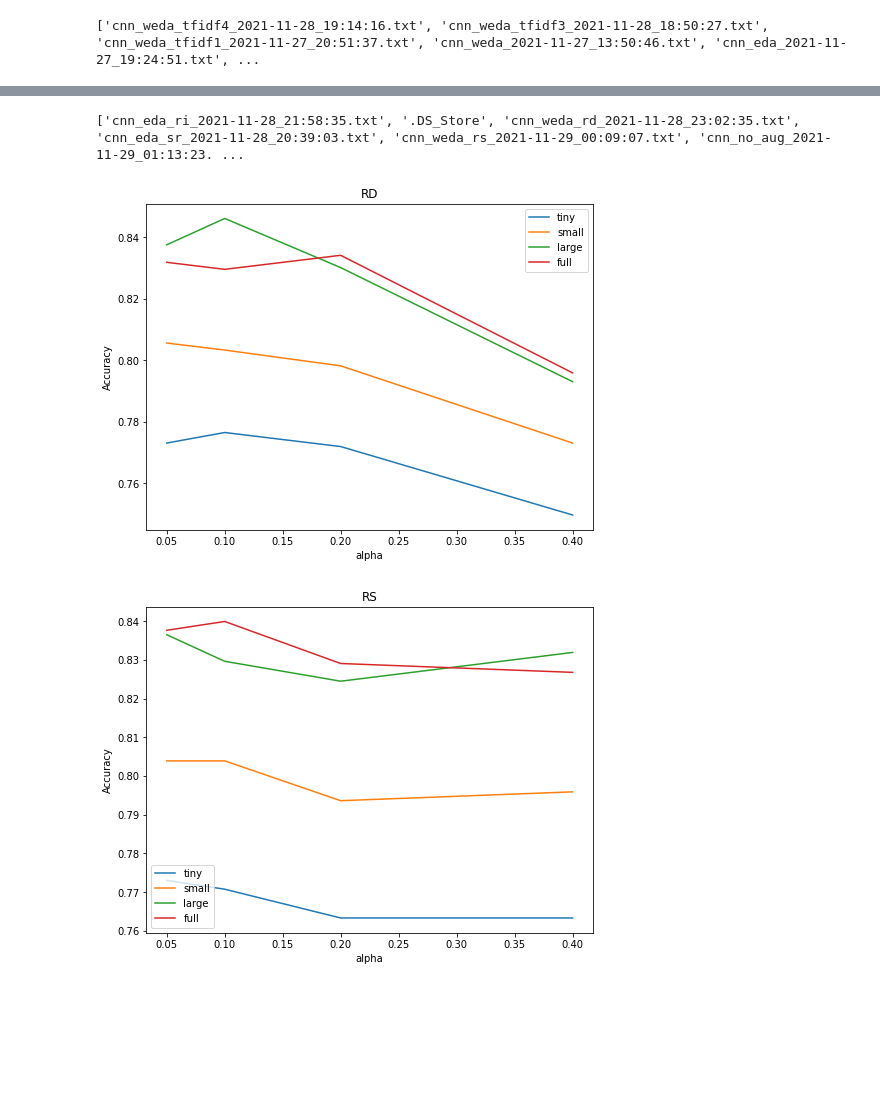
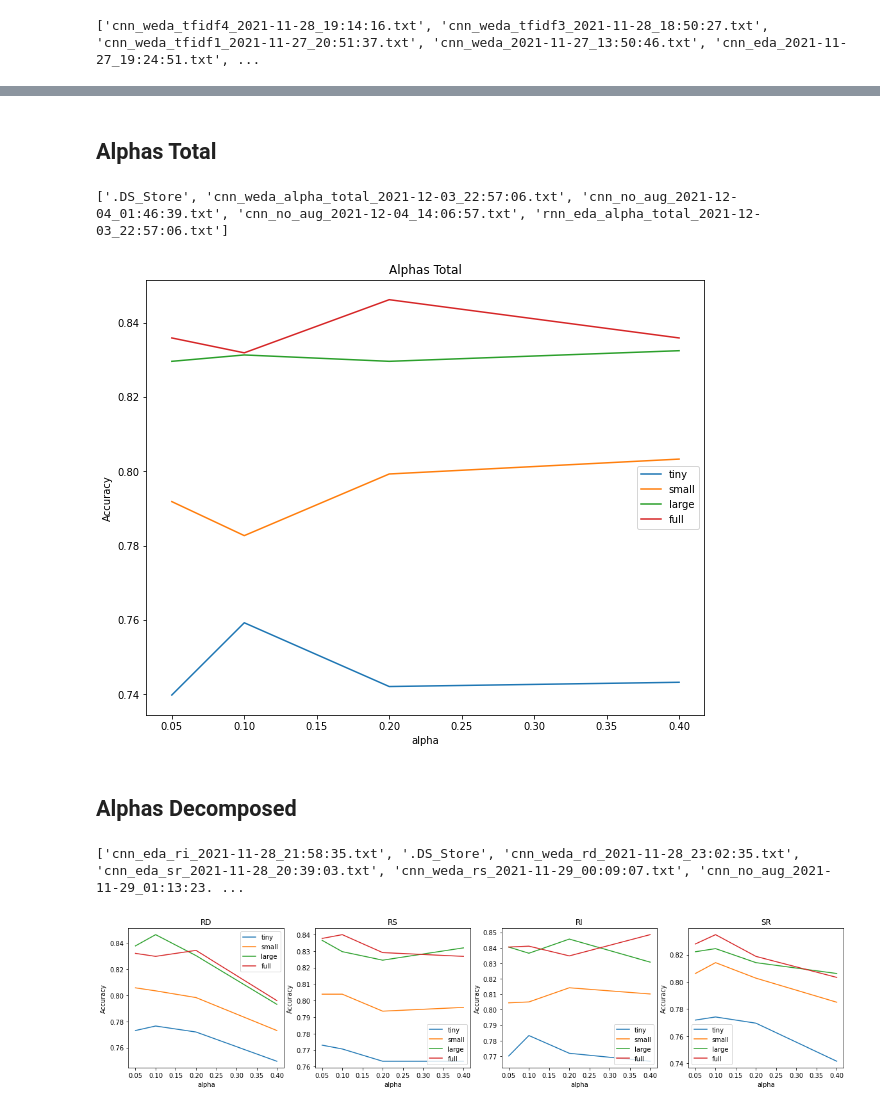
Before and after one commit to MarcelTorne/WEDA_nlp, a Jupyter notebook: Plot Creation.ipynb, the cells around one changed output, grey strips where cells are left out. Cells and saved outputs as stored; diff of their text form; code cells hidden in the pictures; blank space fills up the shorter version.

Commit message:
Add alphas total results + plot

```diff
--- a/Plot Creation.ipynb
+++ b/Plot Creation.ipynb
@@ -52,45 +54,89 @@ plot_folder("./outputs_percent")
+# %% [markdown]
+## Alphas Total
+# %%
+no_aug_filename = "cnn_no_aug_2021-11-29_01/13/23.txt"
+file = "cnn_weda_alpha_total_2021-12-03_22:57:06.txt"
+folder_name = "./outputs_alpha_total_f1/"
+
+print(os.listdir(folder_name))
+def get_info_from_file_total(start, size, filename, label):
+    end = start+size
+    file = open(filename, "r")
+    lines = file.readlines()
+    value_range = []
+    results = []
+
+    for line in lines[start:end]:
+        name, value = line.split(":")
+
+        value_range.append(float(name))
+        results.append(float(value))
+
+
+    plt.plot(value_range, results, label=label)
+
+def plot_alphas_total():
+    methods = ["RD", "RS", "RI", "SR"]
+    methods_files = [rd_file, rs_file, ri_file, sr_file]
+
+    plt.figure( figsize=(10,8)) # TODO: add in same figure
+    plt.title("Alphas Total")
+    get_info_from_file_total( 2, 4, folder_name+file, "tiny") # TODO: add num samples
+    get_info_from_file_total( 8, 4, folder_name+file, "small")
+    get_info_from_file_total( 14, 4, folder_name+file, "large")
+    get_info_from_file_total(20, 4, folder_name+file, "full")
+    plt.legend()
+    plt.xlabel("alpha")
+    plt.ylabel("Accuracy")
+
+plot_alphas_total()
+# %% [output]
+['.DS_Store', 'cnn_weda_alpha_total_2021-12-03_22:57:06.txt', 'cnn_no_aug_2021-12-04_01:46:39.txt', 'cnn_no_aug_2021-12-04_14:06:57.txt', 'rnn_eda_alpha_total_2021-12-03_22:57:06.txt']
+[figure, added]
+# %% [markdown]
+## Alphas Decomposed
 # %%
 no_aug_filename = "cnn_no_aug_2021-11-29_01/13/23.txt"
 rd_file = "cnn_weda_rd_2021-11-28_23:02:35.txt"
 rs_file = "cnn_weda_rs_2021-11-29_00:09:07.txt"
 ri_file = "cnn_weda_ri_2021-11-28_21:58:35.txt"
 sr_file = "cnn_weda_sr_2021-11-28_20:39:03.txt"
 folder_name = "./outputs_alpha_decomposed/"
 
 print(os.listdir(folder_name))
-def get_info_from_file(start, size, filename, label):
+def get_info_from_file(ax, i, start, size, filename, label):
     end = start+size
     file = open(filename, "r")
     lines = file.readlines()
     value_range = []
     results = []
 
     for line in lines[start:end]:
         name, value = line.split(":")
 
         value_range.append(float(name))
         results.append(float(value))
 
 
-    plt.plot(value_range, results, label=label)
+    ax[i].plot(value_range, results, label=label)
 
 def plot_alphas_decomposed():
     methods = ["RD", "RS", "RI", "SR"]
     methods_files = [rd_file, rs_file, ri_file, sr_file]
 
-    for method, file in zip(methods, methods_files):
-        plt.figure(figsize=(8,6)) # TODO: add in same figure
-        plt.title(method)
-        get_info_from_file(2, 4, folder_name+file, "tiny") # TODO: add num samples
-        get_info_from_file(8, 4, folder_name+file, "small")
-        get_info_from_file(14, 4, folder_name+file, "large")
-        get_info_from_file(20, 4, folder_name+file, "full")
-        plt.legend()
-        plt.xlabel("alpha")
-        plt.ylabel("Accuracy")
+    fig, ax = plt.subplots(1,4, figsize=(20,4)) # TODO: add in same figure
+    for i, val  in enumerate(zip(methods, methods_files)):
+        method, file = val
+        ax[i].set_title(method)
+        get_info_from_file(ax,i, 2, 4, folder_name+file, "tiny") # TODO: add num samples
+        get_info_from_file(ax, i, 8, 4, folder_name+file, "small")
+        get_info_from_file(ax, i, 14, 4, folder_name+file, "large")
+        get_info_from_file(ax, i, 20, 4, folder_name+file, "full")
+        ax[i].legend()
+        ax[i].set_xlabel("alpha")
+        ax[i].set_ylabel("Accuracy")
 
 plot_alphas_decomposed()
 # %% [output]
 ['cnn_eda_ri_2021-11-28_21:58:35.txt', '.DS_Store', 'cnn_weda_rd_2021-11-28_23:02:35.txt', 'cnn_eda_sr_2021-11-28_20:39:03.txt', 'cnn_weda_rs_2021-11-29_00:09:07.txt', 'cnn_no_aug_2021-11-29_01:13:23. ...
-[figure, old version]
+[figure, new version]
-[figure, removed]
```
Also changed, not shown: parts of 3 cells of this notebook, 43 other files.
